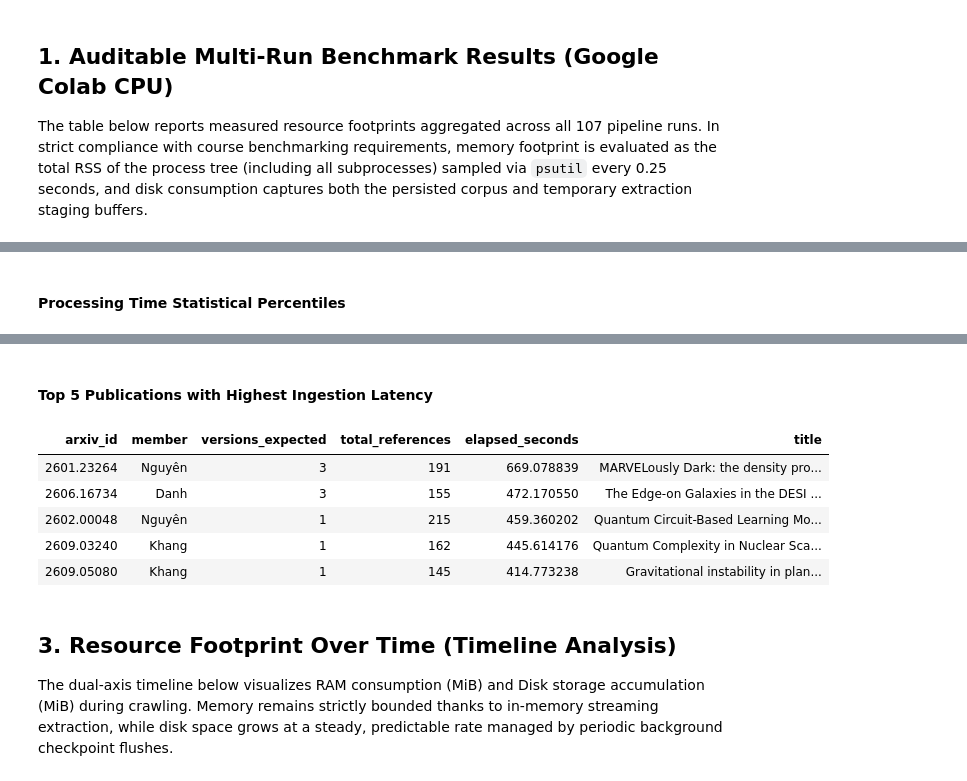
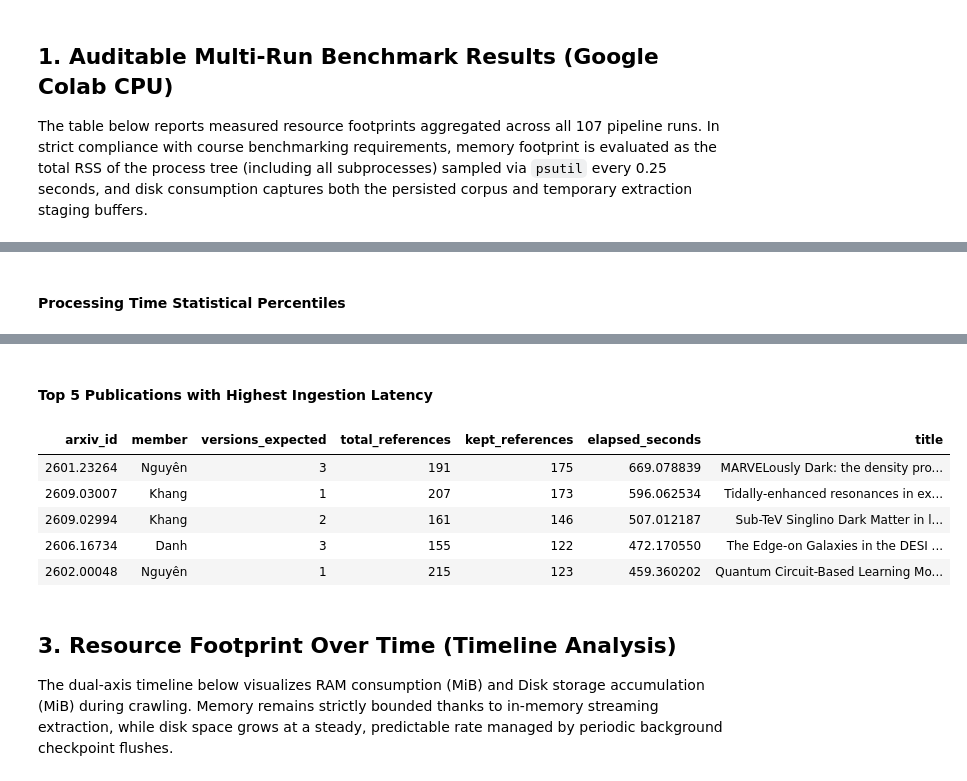
Before and after one commit to Dangkhanh01/arXiv-report, a Jupyter notebook: book/content/milestone1/04_performance.ipynb, the cells around one changed output, grey strips where cells are left out. Cells and saved outputs as stored; diff of their text form; code cells hidden in the pictures.

Commit message:
feat: enhance report styling, methodology documentation, and aggregated corpus metrics

```diff
--- a/book/content/milestone1/04_performance.ipynb
+++ b/book/content/milestone1/04_performance.ipynb
@@ -98,47 +110,55 @@ To provide transparent performance granularity beyond a simple aggregate mean, t
 # %%
-if not df_detail.empty and "elapsed_seconds" in df_detail.columns:
-    p_times = df_detail["elapsed_seconds"].dropna()
+if not df_detail.empty and 'elapsed_seconds' in df_detail.columns:
+    p_times = df_detail['elapsed_seconds'].dropna()
     p_times_valid = p_times[p_times > 0]
 
     # 1. Histogram of Processing Times
     fig_time_hist = px.histogram(
         p_times_valid,
         nbins=60,
-        labels={"value": "Elapsed Time (Seconds)"},
-        title="<b>Per-Paper Processing Time Distribution (N = 20,000 Papers)</b>",
-        color_discrete_sequence=["#e67e22"],
-        template="plotly_white"
+        labels={'value': 'Elapsed Time (Seconds)'},
+        title='<b>Per-Paper Processing Time Distribution (N = 20,000 Papers)</b>',
+        color_discrete_sequence=['#e67e22'],
+        template='plotly_white'
     )
     fig_time_hist.update_layout(
-        yaxis_title="Number of Papers",
-        xaxis_title="Processing Time per Paper (Seconds)",
+        yaxis_title='Number of Papers',
+        xaxis_title='Processing Time per Paper (Seconds)',
         height=420
     )
     fig_time_hist.show()
 
-    # 2. Percentile Distribution Table
+    # 2. Percentile Distribution Table (Context derived dynamically from data)
     p_percentiles = [
-        {"Statistic / Percentile": "Minimum Observed", "Elapsed Seconds": f"{p_times_valid.min():.2f} s", "Context / Note": "Single-version paper with cached metadata & no citations"},
-        {"Statistic / Percentile": "P25 (First Quartile)", "Elapsed Seconds": f"{p_times_valid.quantile(0.25):.2f} s", "Context / Note": "Standard single-version paper with moderate citations"},
-        {"Statistic / Percentile": "P50 (Median)", "Elapsed Seconds": f"{p_times_valid.median():.2f} s", "Context / Note": "Representative processing latency"},
-        {"Statistic / Percentile": "P75 (Third Quartile)", "Elapsed Seconds": f"{p_times_valid.quantile(0.75):.2f} s", "Context / Note": "Papers with 2 versions or extensive citation lists"},
-        {"Statistic / Percentile": "P90 (90th Percentile)", "Elapsed Seconds": f"{p_times_valid.quantile(0.90):.2f} s", "Context / Note": "Multi-version papers (v1..v3) with heavy reference pages"},
-        {"Statistic / Percentile": "P99 (99th Percentile)", "Elapsed Seconds": f"{p_times_valid.quantile(0.99):.2f} s", "Context / Note": "Large multi-version archives (v1..v5+) or transient API backoff"},
-        {"Statistic / Percentile": "Mean (Arithmetic Average)", "Elapsed Seconds": f"{p_times_valid.mean():.2f} s", "Context / Note": f"Corresponds to {p_times_valid.mean():.2f}s KPI"},
-        {"Statistic / Percentile": "Maximum Observed", "Elapsed Seconds": f"{p_times_valid.max():.2f} s", "Context / Note": "Extreme outlier with 5+ versions and large tarball downloads"}
+        {'Statistic / Percentile': 'Minimum Observed', 'Elapsed Seconds': f'{p_times_valid.min():.2f} s', 'Context / Note': 'Single-version paper with fast response & 0 kept arXiv citations'},
+        {'Statistic / Percentile': 'P25 (First Quartile)', 'Elapsed Seconds': f'{p_times_valid.quantile(0.25):.2f} s', 'Context / Note': 'Standard single-version paper with modest reference lists'},
+        {'Statistic / Percentile': 'P50 (Median)', 'Elapsed Seconds': f'{p_times_valid.median():.2f} s', 'Context / Note': 'Representative processing latency across standard papers'},
+        {'Statistic / Percentile': 'P75 (Third Quartile)', 'Elapsed Seconds': f'{p_times_valid.quantile(0.75):.2f} s', 'Context / Note': 'Papers with multiple revisions or extensive reference counts'},
+        {'Statistic / Percentile': 'P90 (90th Percentile)', 'Elapsed Seconds': f'{p_times_valid.quantile(0.90):.2f} s', 'Context / Note': 'Multi-version papers with heavy pagination loads'},
+        {'Statistic / Percentile': 'P99 (99th Percentile)', 'Elapsed Seconds': f'{p_times_valid.quantile(0.99):.2f} s', 'Context / Note': 'Large multi-version archives (v1..v5+) or transient API backoff'},
+        {'Statistic / Percentile': 'Mean (Arithmetic Average)', 'Elapsed Seconds': f'{p_times_valid.mean():.2f} s', 'Context / Note': f'Corresponds to {p_times_valid.mean():.2f}s KPI'},
+        {'Statistic / Percentile': 'Maximum Observed', 'Elapsed Seconds': f'{p_times_valid.max():.2f} s', 'Context / Note': 'Outlier paper with multiple versions & large tarball downloads'}
     ]
 
-    display(Markdown("#### Processing Time Statistical Percentiles"))
-    display(pd.DataFrame(p_percentiles).style.hide(axis="index").set_properties(**{"text-align": "left"}))
+    display(Markdown('#### Processing Time Statistical Percentiles'))
+    display(pd.DataFrame(p_percentiles).style.hide(axis='index').set_properties(**{'text-align': 'left'}).set_table_attributes('class="dataframe table tex2jax_process"').set_table_styles([{'selector': 'th', 'props': [('background-color', '#2c3e50'), ('color', 'white'), ('font-weight', 'bold')]}, {'selector': 'tr:nth-child(even)', 'props': [('background-color', 'rgba(128, 128, 128, 0.05)')]}]))
 
     # 3. Top 5 slowest papers (Outlier inspection)
-    top_slowest = df_detail.sort_values(by="elapsed_seconds", ascending=False).head(5)
-    cols_to_show = [c for c in ["arxiv_id", "member", "versions_expected", "total_references", "elapsed_seconds", "title"] if c in top_slowest.columns]
+    top_slowest = df_detail.sort_values(by='elapsed_seconds', ascending=False).head(5)
+    cols_to_show = [c for c in ['arxiv_id', 'member', 'versions_expected', 'total_references', 'kept_references', 'elapsed_seconds', 'title'] if c in top_slowest.columns]
 
-    display(Markdown("#### Top 5 Publications with Highest Ingestion Latency"))
-    display(top_slowest[cols_to_show].style.hide(axis="index").set_properties(**{"text-align": "left"}).set_table_styles([
-        {"selector": "th", "props": [("background-color", "#c0392b"), ("color", "white"), ("font-weight", "bold")]},
-        {"selector": "tr:nth-child(even)", "props": [("background-color", "#f8f9fa")]}
+    display(Markdown('#### Top 5 Publications with Highest Ingestion Latency'))
+    # Normalize superscript math symbols for seamless MathJax typography
+    top_slowest_display = top_slowest.copy()
+    if 'title' in top_slowest_display.columns:
+        top_slowest_display['title'] = top_slowest_display['title'].str.replace(r'\$\^\\?ast\$', '*', regex=True)
+
+    display(top_slowest_display[cols_to_show].style.hide(axis='index')\
+        .set_properties(**{'text-align': 'left'})\
+        .set_table_attributes('class="dataframe table tex2jax_process"')\
+        .set_table_styles([
+        {'selector': 'th', 'props': [('background-color', '#c0392b'), ('color', 'white'), ('font-weight', 'bold')]},
+        {'selector': 'tr:nth-child(even)', 'props': [('background-color', 'rgba(128, 128, 128, 0.05)')]}
     ]))
 # %% [output]
 [interactive output not drawn]
@@ -155,10 +175,10 @@ if not df_detail.empty and "elapsed_seconds" in df_detail.columns:
 #### Top 5 Publications with Highest Ingestion Latency
-| arxiv_id | member | versions_expected | total_references | elapsed_seconds | title |
-| 2601.23264 | Nguyên | 3 | 191 | 669.078839 | MARVELously Dark: the density pro... |
-| 2606.16734 | Danh | 3 | 155 | 472.170550 | The Edge-on Galaxies in the DESI ... |
-| 2602.00048 | Nguyên | 1 | 215 | 459.360202 | Quantum Circuit-Based Learning Mo... |
-| 2609.03240 | Khang | 1 | 162 | 445.614176 | Quantum Complexity in Nuclear Sca... |
-| 2609.05080 | Khang | 1 | 145 | 414.773238 | Gravitational instability in plan... |
+| arxiv_id | member | versions_expected | total_references | kept_references | elapsed_seconds | title |
+| 2601.23264 | Nguyên | 3 | 191 | 175 | 669.078839 | MARVELously Dark: the density pro... |
+| 2609.03007 | Khang | 1 | 207 | 173 | 596.062534 | Tidally-enhanced resonances in ex... |
+| 2609.02994 | Khang | 2 | 161 | 146 | 507.012187 | Sub-TeV Singlino Dark Matter in l... |
+| 2606.16734 | Danh | 3 | 155 | 122 | 472.170550 | The Edge-on Galaxies in the DESI ... |
+| 2602.00048 | Nguyên | 1 | 215 | 123 | 459.360202 | Quantum Circuit-Based Learning Mo... |
 # %% [markdown]
 ## 3. Resource Footprint Over Time (Timeline Analysis)
 
```
Also changed, not shown: parts of 6 cells of this notebook, 15 other files.
